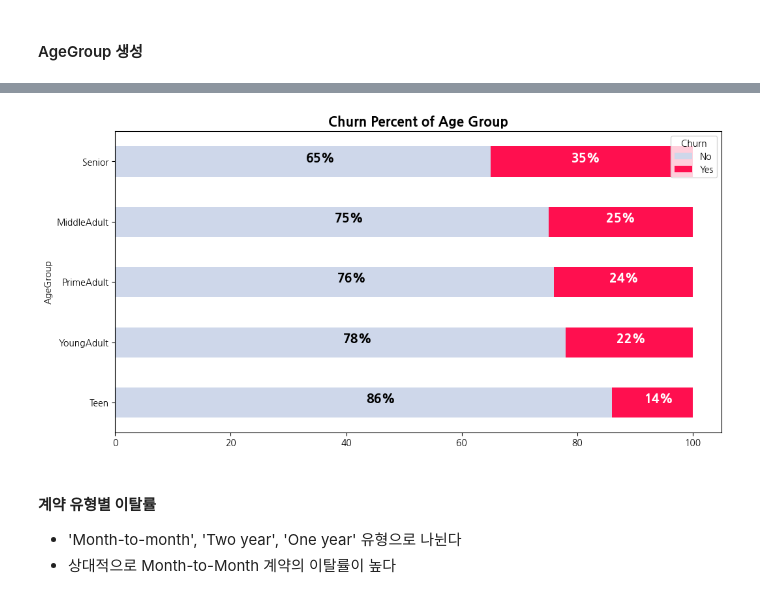
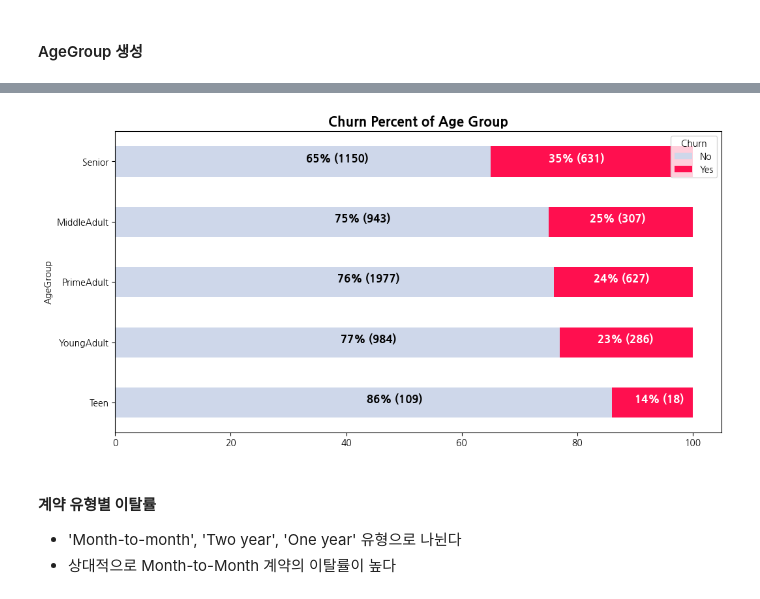
Before and after one commit to skywalker221-Minsoo/-DS-_ZeroBase_ML_Project, a Jupyter notebook: 장윤영/Telcom_Customer_Churn.ipynb, the cells around one changed output, grey strips where cells are left out. Saved outputs shown, nothing was run; the diff lists cells and outputs as text; code cells hidden in the pictures.

```diff
--- a/장윤영/Telcom_Customer_Churn.ipynb
+++ b/장윤영/Telcom_Customer_Churn.ipynb
@@ -130,9 +124,9 @@ Index(['customerID', 'gender', 'SeniorCitizen', 'Partner', 'Dependents',
       dtype='object')
 # %%
 # 필요한 컬럼만 사용 예정
-n_cols = ['customerID', 'gender', 'Age', 'Married', 'Dependents', 'Country', 'State', 'City', 'Zip Code', 'Latitude', 'Longitude',\
-          'PhoneService', 'MultipleLines', 'InternetService', 'Contract', \
-          'MonthlyCharges', 'TotalCharges', 'Total Refunds', 'Satisfaction Score', 'Customer Status', 'Churn']
+n_cols = ['customerID', 'gender', 'Age', 'Married', 'Country', 'State', 'City', 'Zip Code', 'Latitude', 'Longitude',\
+          'PhoneService', 'MultipleLines', 'Contract', \
+          'MonthlyCharges', 'TotalCharges', 'Total Refunds', 'Satisfaction Score', 'CLTV', 'Churn']
 
 
 churn_data = raw_data[n_cols]
@@ -199,0 +181,6 @@ churn_data[['Age', 'MonthlyCharges', 'TotalCharges', 'Total Refunds']].describe(
+# %%
+print('TotalCharges = 0 Count =  ',churn_data.loc[churn_data.TotalCharges==0, 'TotalCharges'].value_counts())
+
+churn_data = churn_data.drop(index=churn_data[churn_data.TotalCharges==0].index)
+churn_data.reset_index(drop=True, inplace=True)
+churn_data
@@ -373,7 +367,7 @@ for i, v in enumerate(churn_data['AgeGroup'].value_counts().reindex(age_labels))
     if i==0:
         plt.text(v, i, str(v), color='black', size = 12, weight = 'bold')
     else:
-        plt.text(v/2-40, i, str(v), color='white', size = 12, weight = 'bold')
+        plt.text(v-150, i, str(v), color='white', size = 12, weight = 'bold')
 
 ax.grid(color='gray', linestyle='--', linewidth=0.5)
 plt.xlabel('Count', fontsize=12)
@@ -401,22 +393,24 @@ age_group_df['PctYes'] = round(age_group_df['Yes'] / counts * 100)
 # %%
 age_group_df[['PctNo', 'PctYes']].sort_index().plot(
     figsize=(12, 6),
     kind='barh',
     color=['#CED7EA', '#ff0f4f'],
     stacked=True
 )
 
 for i, v in enumerate(age_group_df['PctNo'].sort_index()):
-    plt.text(v+(1-v)/2 , i, f"{int(v)}%", color='black', size = 14, weight = 'bold')
+    plt.text(v+(1-v)/2 , i, f"{int(v)}% ({age_group_df['No'][i]})", color='black', size = 12, weight = 'bold')
+
+
 
 for i, v in enumerate(age_group_df['PctYes'].sort_index()):
-    plt.text((100-v)+(v/2.5) , i, f"{int(v)}%", color='white', size = 14, weight = 'bold')
+    plt.text((100-v)+(v/3.5) , i, f"{int(v)}% ({age_group_df['Yes'][i]})", color='white', size = 12, weight = 'bold')
 
 plt.legend(title='Churn', labels=['No', 'Yes'])
 plt.title('Churn Percent of Age Group',fontsize=15, weight='bold' )
 plt.show()
 # %% [output]
-[figure, old version]
+[figure, new version]
 # %% [markdown]
 #### 계약 유형별 이탈률
 - 'Month-to-month', 'Two year', 'One year' 유형으로 나뉜다
```
Also changed, not shown: parts of 32 cells of this notebook.
